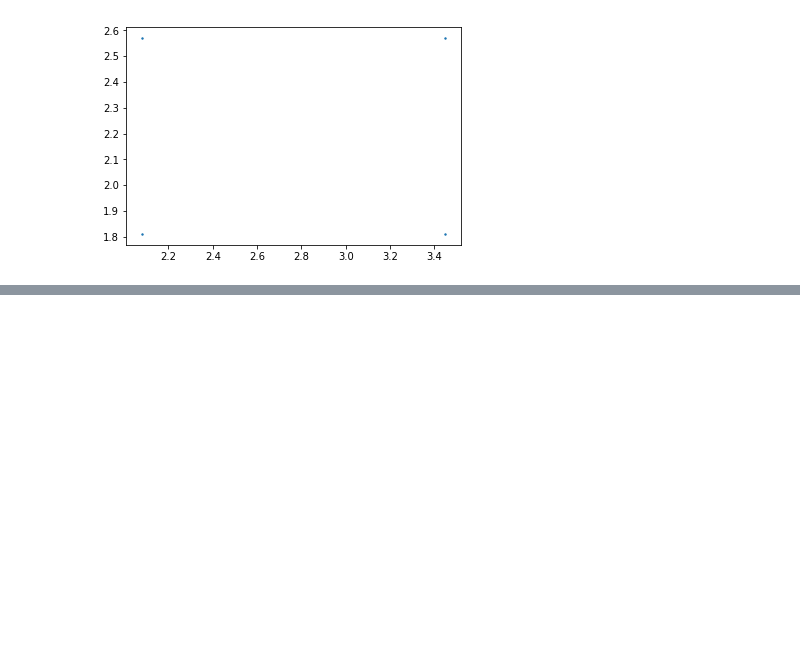
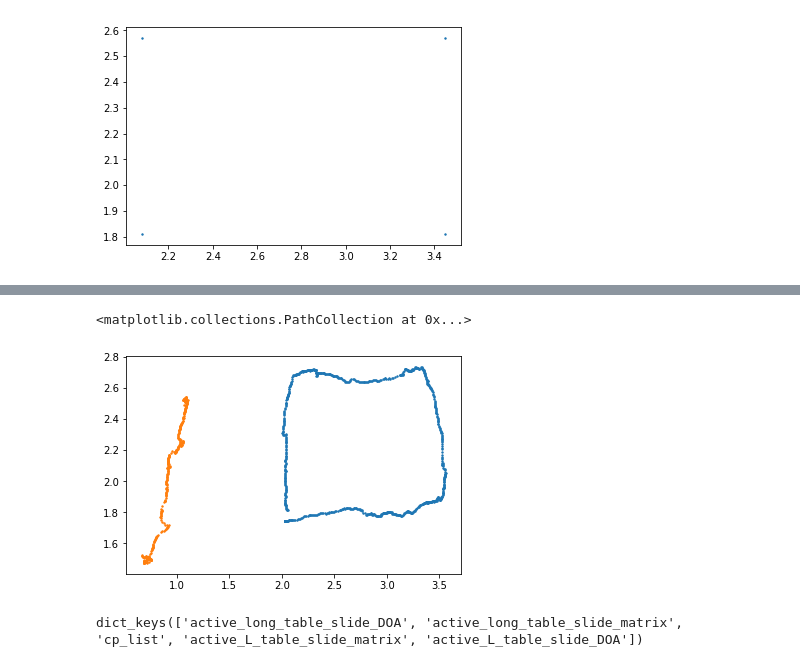
Before and after one commit to rdszhao/DSC180_Project, a Jupyter notebook: notebooks/report.ipynb, the cells around one changed output, grey strips where cells are left out. Cells and saved outputs as stored; diff of their text form; code cells hidden in the pictures; blank space fills up the shorter version.

```diff
--- a/notebooks/report.ipynb
+++ b/notebooks/report.ipynb
@@ -130,0 +133,6 @@ plt.scatter(room_x, room_y, s=2)
+# %%
+plt.scatter(mapX, mapy, s=2)
+plt.scatter(mapX_l, mapy_l, s=2)
+# %% [output]
+<matplotlib.collections.PathCollection at 0x...>
+[figure, added]
@@ -130,0 +145,4 @@ plt.scatter(room_x, room_y, s=2)
+# %%
+V5.keys()
+# %% [output]
+dict_keys(['active_long_table_slide_DOA', 'active_long_table_slide_matrix', 'cp_list', 'active_L_table_slide_matrix', 'active_L_table_slide_DOA'])
```
Also changed, not shown: parts of 6 cells of this notebook.
